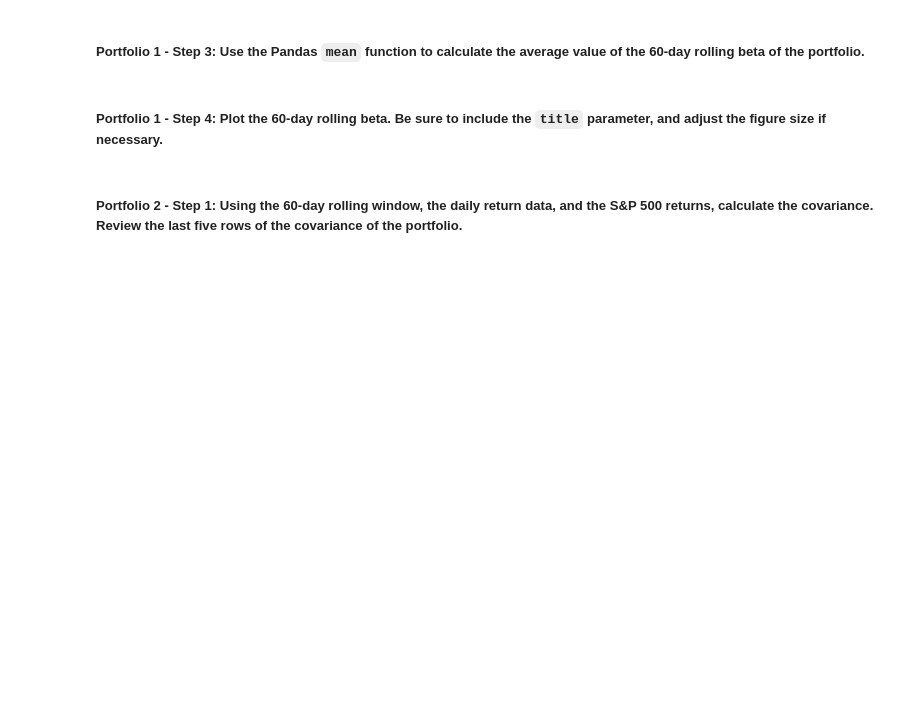
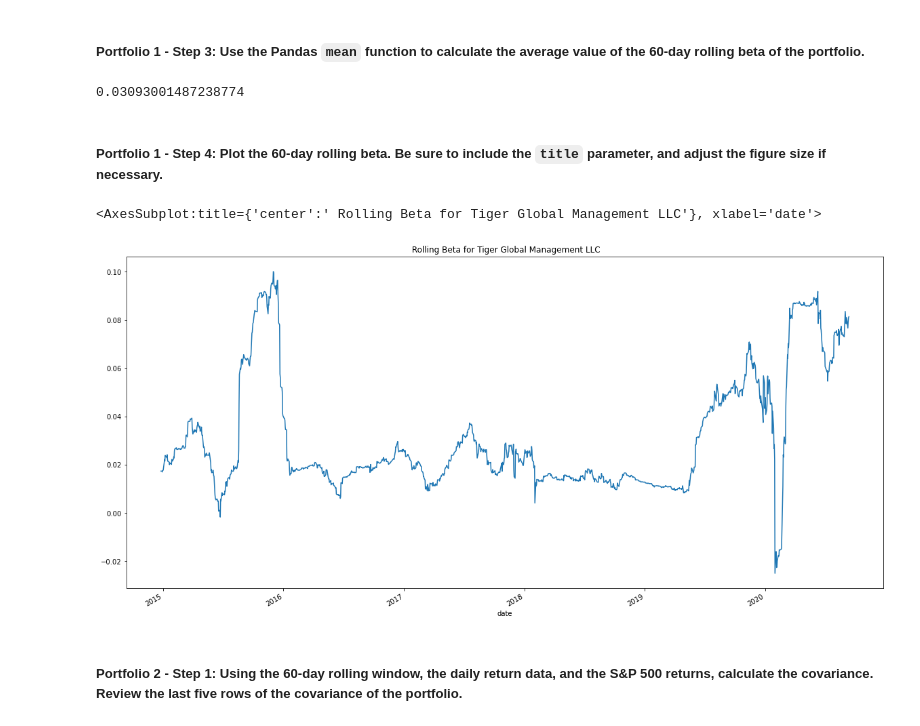
Before and after one commit to Abhishikaf/Risk_Return_Analysis, a Jupyter notebook: risk_return_analysis.ipynb, the cells around one changed output. Drawn from its saved outputs; the diff is of its cells as text; code cells hidden in the pictures; blank space fills up the shorter version.

```diff
--- a/risk_return_analysis.ipynb
+++ b/risk_return_analysis.ipynb
@@ -336,4 +357,6 @@ Your analysis is nearing completion. Now, you need to evaluate how the portfolio
 #### Use the Pandas `var` function to calculate the variance of the S&P 500 by using a 60-day rolling window. Visualize the last five rows of the variance of the S&P 500.
 # %%
 # Calculate the variance of the S&P 500 using a rolling 60-day window.
+rolling_snp_var = whale_daily_returns['S&P 500'].rolling(window=60).var()
 # YOUR CODE HERE
+rolling_snp_var.tail()
@@ -351,5 +382,6 @@ Your analysis is nearing completion. Now, you need to evaluate how the portfolio
 ##### Portfolio 1 - Step 1: Using the 60-day rolling window, the daily return data, and the S&P 500 returns, calculate the covariance. Review the last five rows of the covariance of the portfolio.
 # %%
 # Calculate the covariance using a 60-day rolling window
+covariance_tiger_portfolio = whale_daily_returns["TIGER GLOBAL MANAGEMENT LLC"].rolling(window = 60).cov(whale_daily_returns["S&P 500"].rolling(window = 60))
 # Review the last five rows of the covariance data
-# YOUR CODE HERE
+covariance_tiger_portfolio.tail()
@@ -357,5 +397,7 @@ Your analysis is nearing completion. Now, you need to evaluate how the portfolio
 ##### Portfolio 1 - Step 2: Calculate the beta of the portfolio. To do that, divide the covariance of the portfolio by the variance of the S&P 500.
 # %%
 # Calculate the beta based on the 60-day rolling covariance compared to the market (S&P 500)
+
+Beta_tiger_portfolio = covariance_tiger_portfolio/ rolling_snp_var
 # Review the last five rows of the beta information
-# YOUR CODE HERE
+Beta_tiger_portfolio.tail()
@@ -363,13 +413,19 @@ Your analysis is nearing completion. Now, you need to evaluate how the portfolio
 ##### Portfolio 1 - Step 3: Use the Pandas `mean` function to calculate the average value of the 60-day rolling beta of the portfolio.
 # %%
 # Calculate the average of the 60-day rolling beta
-# YOUR CODE HERE
+mean_beta_tiger = Beta_tiger_portfolio.mean()
+mean_beta_tiger
+# %% [output]
+0.03093001487238774
 # %% [markdown]
 ##### Portfolio 1 - Step 4: Plot the 60-day rolling beta. Be sure to include the `title` parameter, and adjust the figure size if necessary.
 # %%
 # Plot the rolling beta
 # Include a title parameter and adjust the figure size
-# YOUR CODE HERE
+Beta_tiger_portfolio.plot(figsize = (20,10), title = " Rolling Beta for Tiger Global Management LLC")
+# %% [output]
+<AxesSubplot:title={'center':' Rolling Beta for Tiger Global Management LLC'}, xlabel='date'>
+[figure, added]
 # %% [markdown]
 ##### Portfolio 2 - Step 1: Using the 60-day rolling window, the daily return data, and the S&P 500 returns, calculate the covariance. Review the last five rows of the covariance of the portfolio.
 # %%
```
Also changed, not shown: parts of 14 cells of this notebook.
